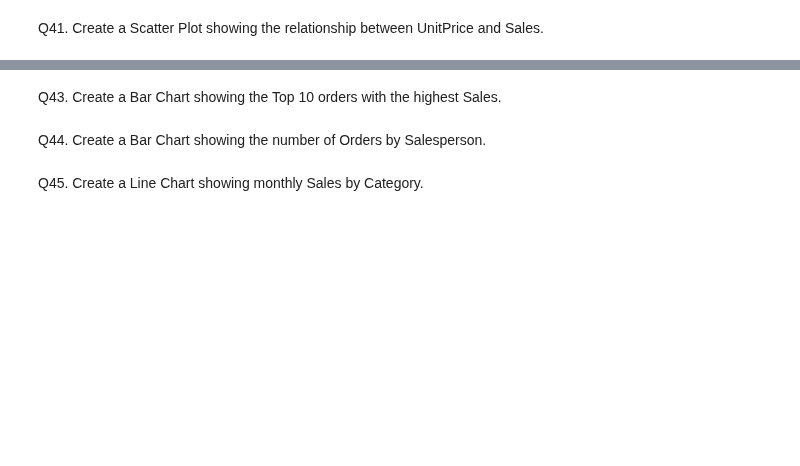
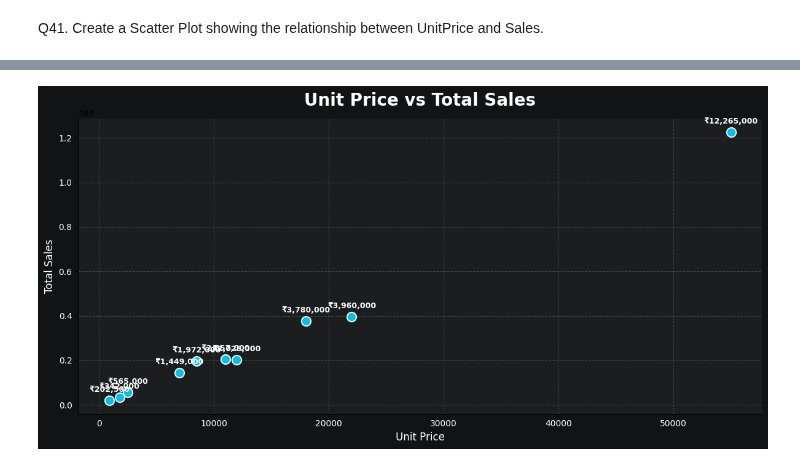
Before and after one commit to Suraj-kumar121K/PANDAS-CURSE, a Jupyter notebook: large_data_practice/01_Sales.ipynb, the cells around one changed output, grey strips where cells are left out. Cells and saved outputs as stored; diff of their text form; code cells hidden in the pictures; blank space fills up the shorter version.

```diff
--- a/large_data_practice/01_Sales.ipynb
+++ b/large_data_practice/01_Sales.ipynb
@@ -513,0 +507,3 @@ Name: OrderID, dtype: int64
+# %%
+UnitPrice_Sales = df.groupby("UnitPrice")["Sales"].sum()
+UnitPrice_Sales
@@ -1267,6 +1270,71 @@ Q42. Create a Scatter Plot showing the relationship between Quantity and Sales.
-# %% [markdown]
-Q43. Create a Bar Chart showing the Top 10 orders with the highest Sales.
-# %% [markdown]
-Q44. Create a Bar Chart showing the number of Orders by Salesperson.
-# %% [markdown]
-Q45. Create a Line Chart showing monthly Sales by Category.
+# %%
+plt.figure(
+    figsize=(12, 6),
+    facecolor="#121314"
+)
+
+ax = plt.gca()
+ax.set_facecolor("#1B1D1F")
+
+plt.scatter(
+    UnitPrice_Sales.index,
+    UnitPrice_Sales.values,
+    s=120,
+    color="#00D4FF",
+    edgecolor="white",
+    linewidth=1.5,
+    alpha=0.9
+)
+
+# Data labels
+for x, y in zip(UnitPrice_Sales.index, UnitPrice_Sales.values):
+    plt.annotate(
+        f"₹{y:,.0f}",
+        (x, y),
+        xytext=(0, 10),
+        textcoords="offset points",
+        ha="center",
+        fontsize=9,
+        color="white",
+        fontweight="bold"
+    )
+
+plt.title(
+    "Unit Price vs Total Sales",
+    fontsize=20,
+    fontweight="bold",
+    color="white",
+    pad=15
+)
+
+plt.xlabel(
+    "Unit Price",
+    fontsize=12,
+    color="white"
+)
+
+plt.ylabel(
+    "Total Sales",
+    fontsize=12,
+    color="white"
+)
+
+# Format axes
+plt.xticks(color="white")
+plt.yticks(color="white")
+
+# Grid
+plt.grid(
+    True,
+    linestyle="--",
+    alpha=0.25
+)
+
+# Remove top/right border
+ax.spines["top"].set_visible(False)
+ax.spines["right"].set_visible(False)
+
+plt.tight_layout()
+plt.show()
+# %% [output]
+[figure, added]
```
Also changed, not shown: parts of 13 cells of this notebook.
